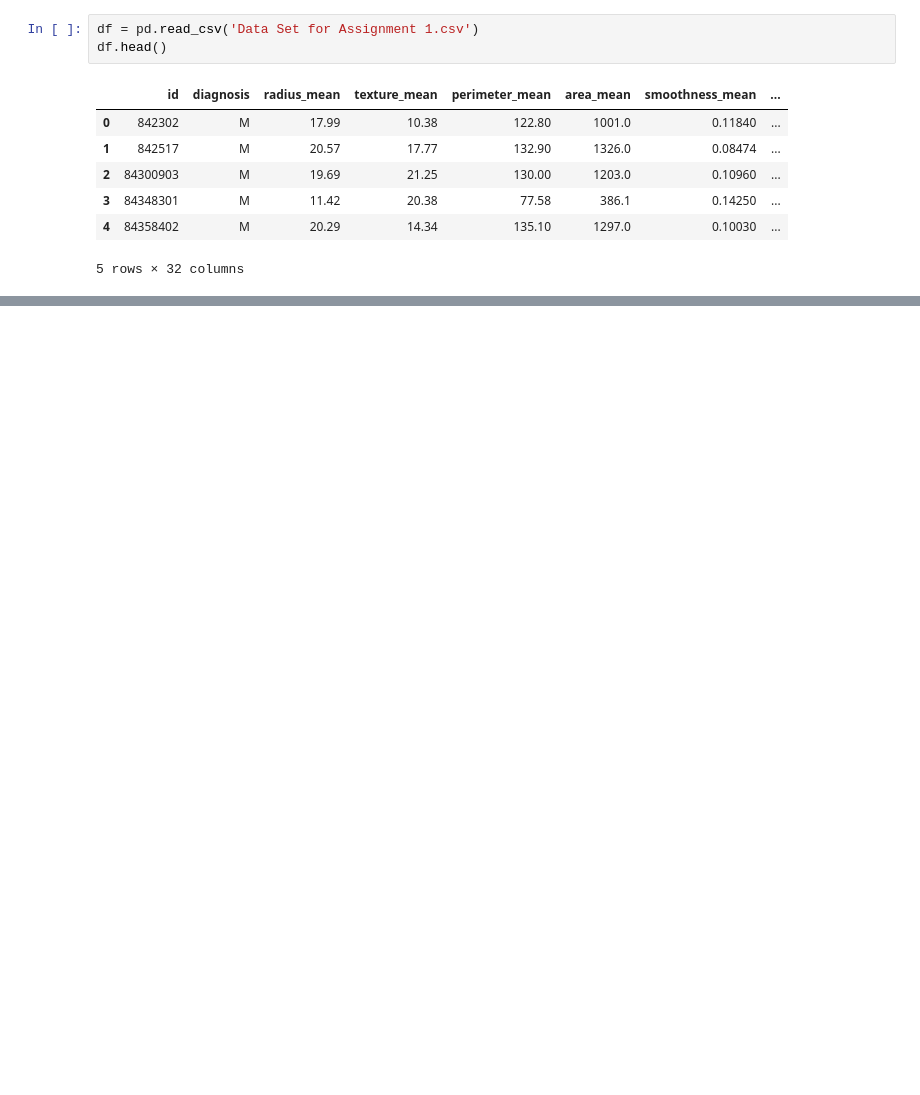
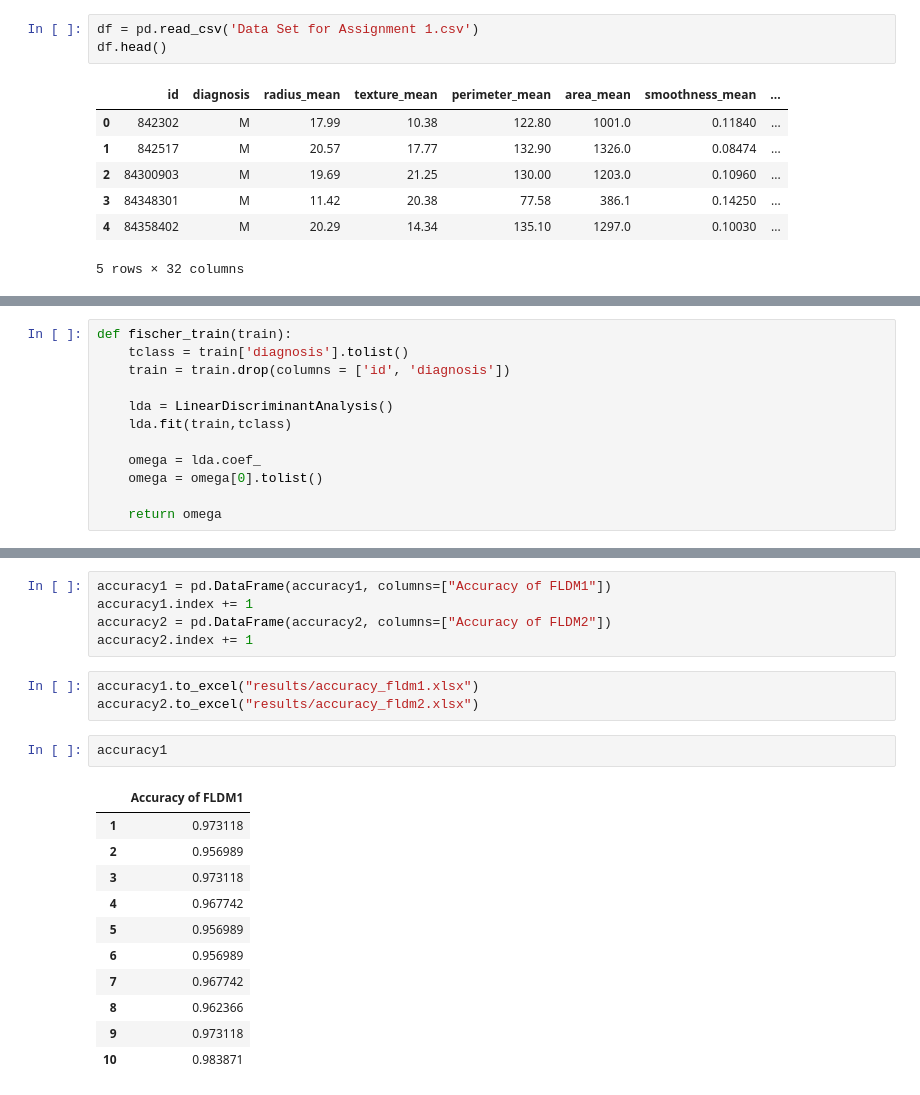
Before and after one commit to shantamsrivastava/Tumor-Classification-A1, a Jupyter notebook: Fischer.ipynb, the cells around one changed output, grey strips where cells are left out. Drawn from its saved outputs; the diff is of its cells as text; blank space fills up the shorter version.

```diff
--- a/Fischer.ipynb
+++ b/Fischer.ipynb
@@ -36 +22,13 @@ omega = omega[0].tolist()
+# %%
+def fischer_train(train):
+    tclass = train['diagnosis'].tolist()
+    train = train.drop(columns = ['id', 'diagnosis'])
+
+    lda = LinearDiscriminantAnalysis()
+    lda.fit(train,tclass)
+
+    omega = lda.coef_
+    omega = omega[0].tolist()
+
+    return omega
 # %%
@@ -104,0 +158,22 @@ print(accuracy)
+# %%
+accuracy1 = pd.DataFrame(accuracy1, columns=["Accuracy of FLDM1"])
+accuracy1.index += 1
+accuracy2 = pd.DataFrame(accuracy2, columns=["Accuracy of FLDM2"])
+accuracy2.index += 1
+# %%
+accuracy1.to_excel("results/accuracy_fldm1.xlsx")
+accuracy2.to_excel("results/accuracy_fldm2.xlsx")
+# %%
+accuracy1
+# %% [output]
+|  | Accuracy of FLDM1 |
+| 1 | 0.973118 |
+| 2 | 0.956989 |
+| 3 | 0.973118 |
+| 4 | 0.967742 |
+| 5 | 0.956989 |
+| 6 | 0.956989 |
+| 7 | 0.967742 |
+| 8 | 0.962366 |
+| 9 | 0.973118 |
+| 10 | 0.983871 |
```
Also changed, not shown: parts of 16 cells of this notebook, 11 other files.
